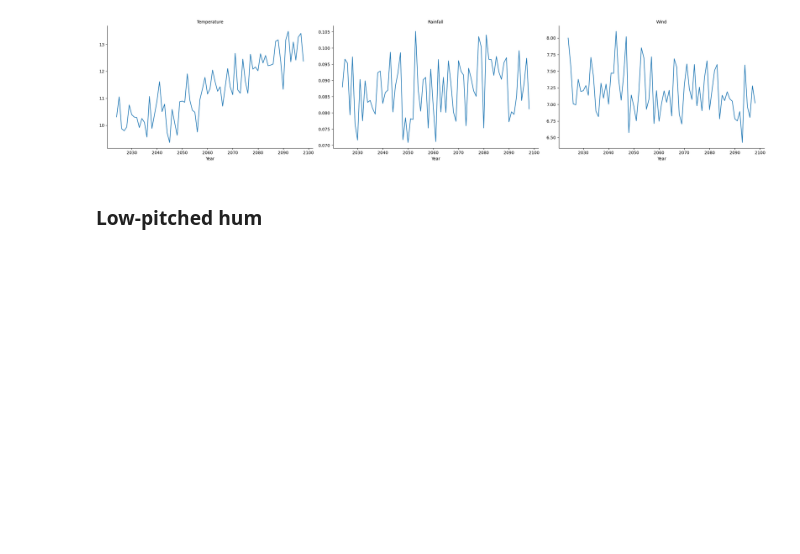
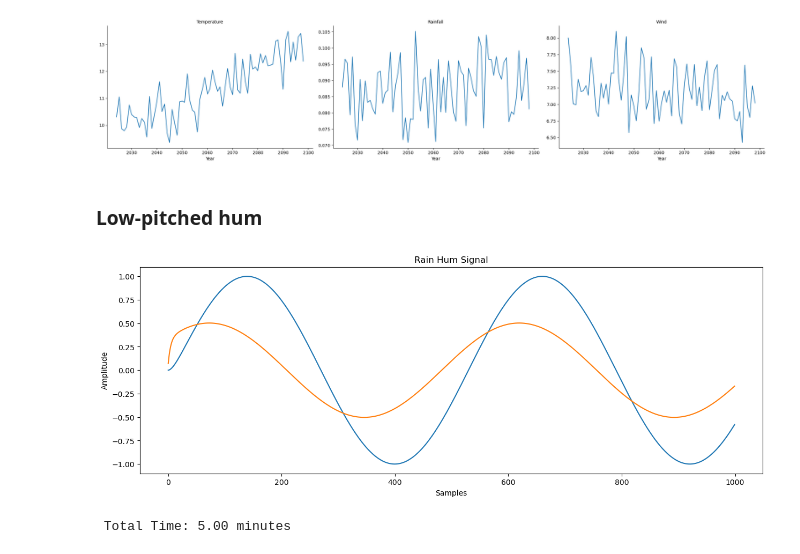
Before and after one commit to gpols/Sonification, a Jupyter notebook: main/signals.ipynb, the cells around one changed output. Drawn from its saved outputs; the diff is of its cells as text; code cells hidden in the pictures; blank space fills up the shorter version.

```diff
--- a/main/signals.ipynb
+++ b/main/signals.ipynb
@@ -222,10 +222,10 @@ Total number of elements in the array:
 # %%
 
 # Melt the dataframe to long format for seaborn
-weather_melted = weather_uk.melt(id_vars='Year', var_name='Variable', value_name='Value')
+weather_uk = weather_uk.melt(id_vars='Year', var_name='Variable', value_name='Value')
 
 # Create a FacetGrid
-g = sns.FacetGrid(weather_melted, col='Variable', col_wrap=3, sharey=False, height=5, aspect=1.5)
+g = sns.FacetGrid(weather_uk, col='Variable', col_wrap=3, sharey=False, height=5, aspect=1.5)
 
 # Map the plot to the grid
 g.map(sns.lineplot, 'Year', 'Value')
@@ -239,5 +239,26 @@ plt.tight_layout()
 plt.show()
 # %% [output]
 [figure]
+# %%
+# Extract values for temperature, rainfall, and wind
+temperature_values = weather_uk[weather_uk['Variable'] == 'Temperature']['Value'].values
+rainfall_values = weather_uk[weather_uk['Variable'] == 'Rainfall']['Value'].values
+wind_values = weather_uk[weather_uk['Variable'] == 'Wind']['Value'].values
+
+# Concatenate all values into one array
+all_values = np.concatenate((temperature_values, rainfall_values, wind_values))
+
+# print(all_values)
+# %%
+# Global variables
+
+# Sampling frequency
+fs = 48000
+
+# Duration of each tone in seconds
+sample_duration = 4
+
+# Time
+time = np.linspace(0, sample_duration, int(fs * sample_duration), endpoint=False)
 # %% [markdown]
 ### Low-pitched hum
@@ -243,0 +306,19 @@ plt.show()
+# %%
+# plot the signal
+plt.figure(figsize=(15, 5))
+plt.plot(hum_signal[:1000])
+plt.title('Rain Hum Signal')
+plt.xlabel('Samples')
+plt.ylabel('Amplitude')
+plt.show()
+# %% [output]
+[figure, added]
+# %%
+# calculate the time in minutes
+time = len(hum_signal) / fs / 60
+print(f' Total Time: {time:.2f} minutes')
+
+sd.play(hum_signal, fs)
+sd.stop()
+# %% [output]
+ Total Time: 5.00 minutes
```
Also changed, not shown: parts of 2 cells of this notebook.
